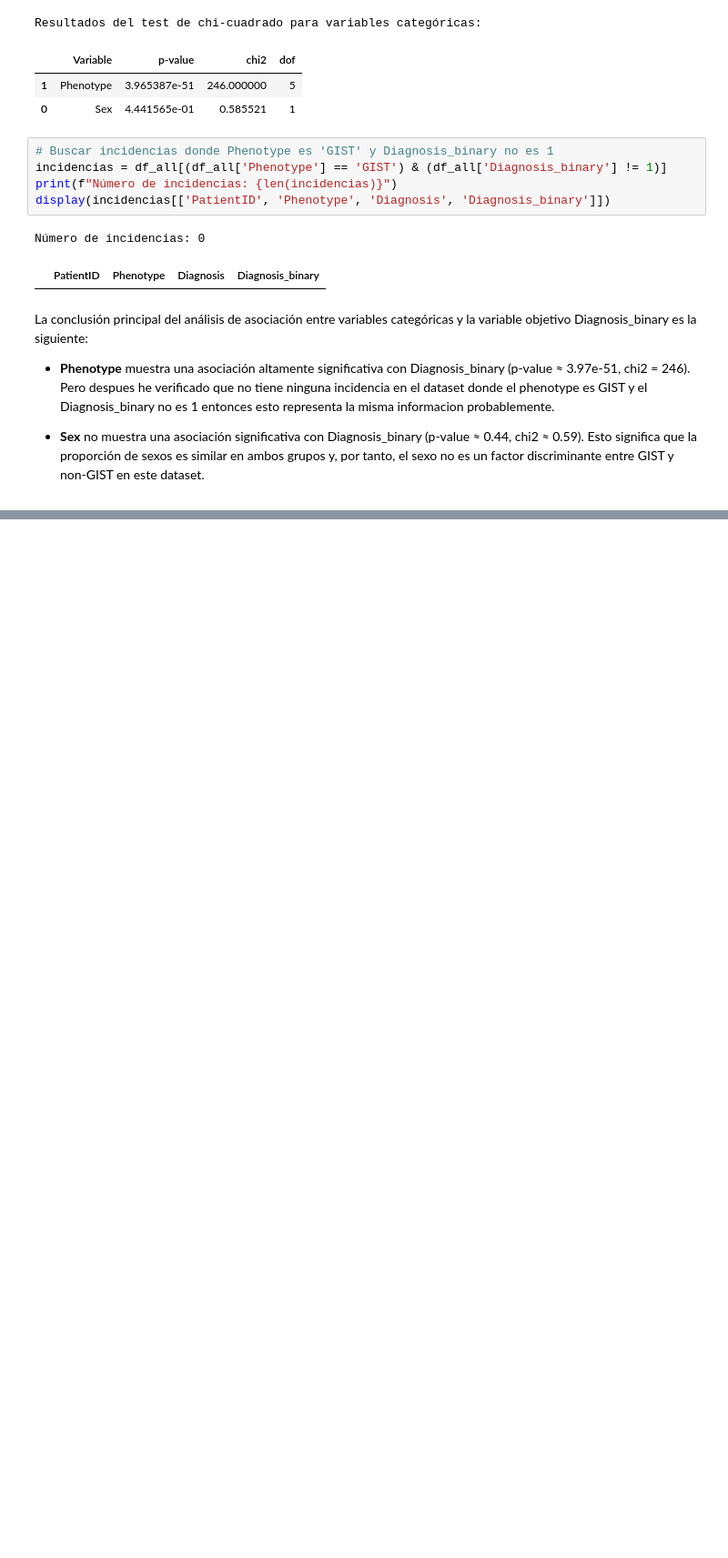
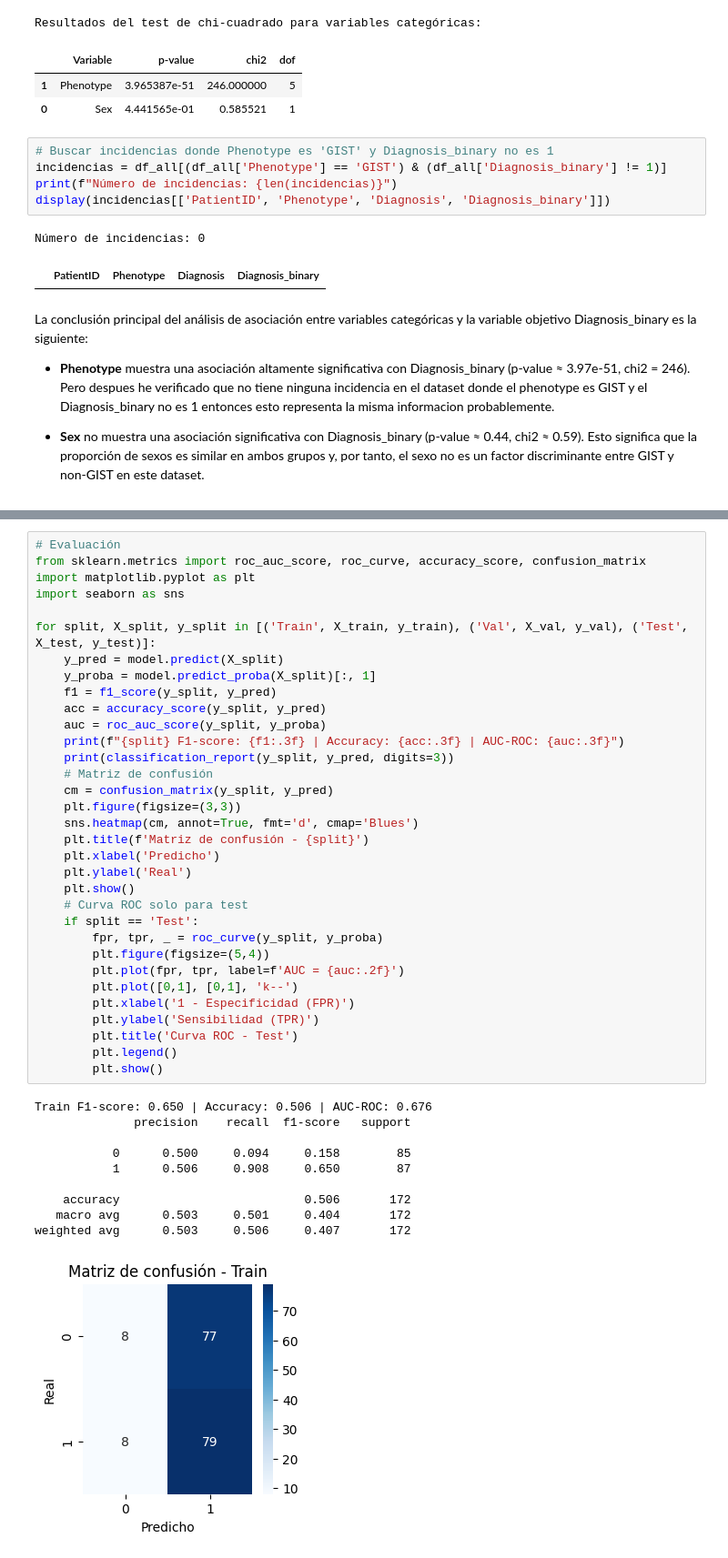
Before and after one commit to mauriciodeoliveirareis/bioinformatics_master, a Jupyter notebook: 08_imagenes_medicas/pratica_final/feature_extraction/WORC_textures.ipynb, the cells around one changed output, grey strips where cells are left out. Shown: that part at 91% size. Saved outputs shown, nothing was run; the diff lists cells and outputs as text; blank space fills up the shorter version.

```diff
--- a/08_imagenes_medicas/pratica_final/feature_extraction/WORC_textures.ipynb
+++ b/08_imagenes_medicas/pratica_final/feature_extraction/WORC_textures.ipynb
@@ -444,0 +599,44 @@ La conclusión principal del análisis de asociación entre variables categóric
+# %%
+# Evaluación
+from sklearn.metrics import roc_auc_score, roc_curve, accuracy_score, confusion_matrix
+import matplotlib.pyplot as plt
+import seaborn as sns
+
+for split, X_split, y_split in [('Train', X_train, y_train), ('Val', X_val, y_val), ('Test', X_test, y_test)]:
+    y_pred = model.predict(X_split)
+    y_proba = model.predict_proba(X_split)[:, 1]
+    f1 = f1_score(y_split, y_pred)
+    acc = accuracy_score(y_split, y_pred)
+    auc = roc_auc_score(y_split, y_proba)
+    print(f"{split} F1-score: {f1:.3f} | Accuracy: {acc:.3f} | AUC-ROC: {auc:.3f}")
+    print(classification_report(y_split, y_pred, digits=3))
+    # Matriz de confusión
+    cm = confusion_matrix(y_split, y_pred)
+    plt.figure(figsize=(3,3))
+    sns.heatmap(cm, annot=True, fmt='d', cmap='Blues')
+    plt.title(f'Matriz de confusión - {split}')
+    plt.xlabel('Predicho')
+    plt.ylabel('Real')
+    plt.show()
+    # Curva ROC solo para test
+    if split == 'Test':
+        fpr, tpr, _ = roc_curve(y_split, y_proba)
+        plt.figure(figsize=(5,4))
+        plt.plot(fpr, tpr, label=f'AUC = {auc:.2f}')
+        plt.plot([0,1], [0,1], 'k--')
+        plt.xlabel('1 - Especificidad (FPR)')
+        plt.ylabel('Sensibilidad (TPR)')
+        plt.title('Curva ROC - Test')
+        plt.legend()
+        plt.show()
+# %% [output]
+Train F1-score: 0.650 | Accuracy: 0.506 | AUC-ROC: 0.676
+              precision    recall  f1-score   support
+
+           0      0.500     0.094     0.158        85
+           1      0.506     0.908     0.650        87
+
+    accuracy                          0.506       172
+   macro avg      0.503     0.501     0.404       172
+weighted avg      0.503     0.506     0.407       172
+[figure, added]
```
Also changed, not shown: parts of 21 cells of this notebook, 1 other file.
